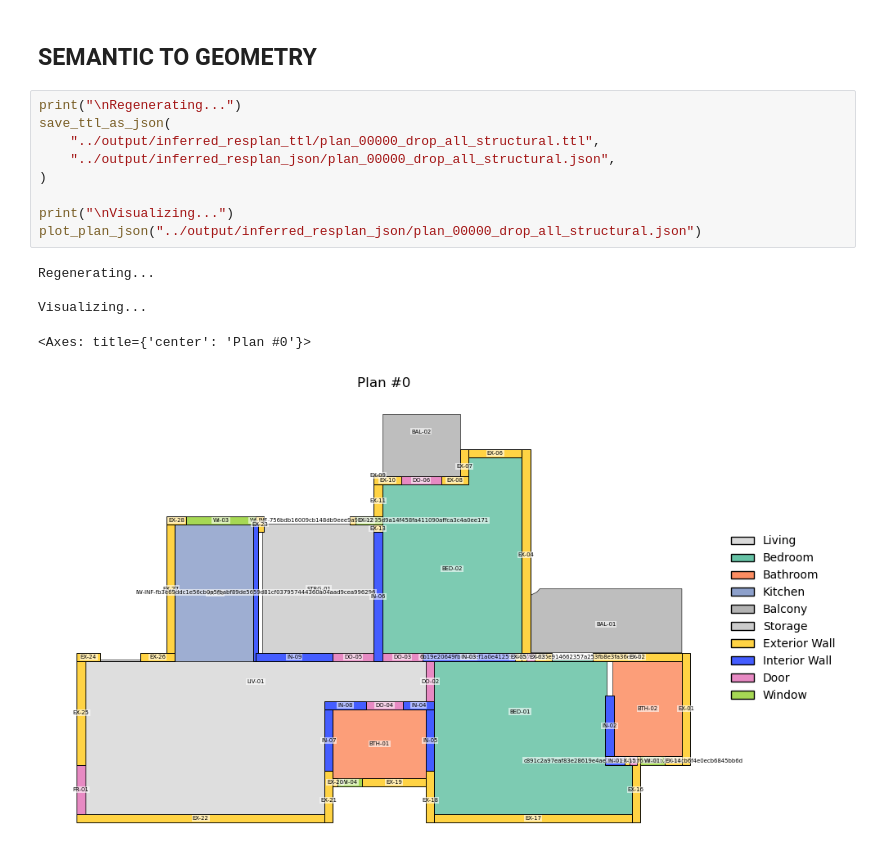
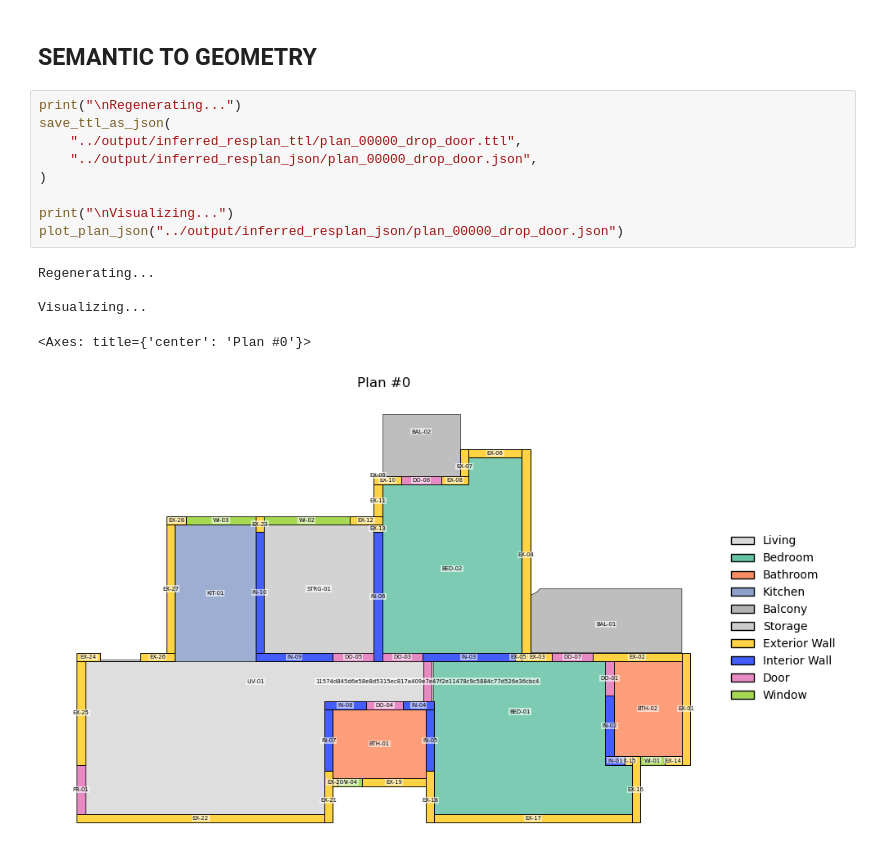
Before and after one commit to numanmuttaqi/Geometry-to-Ontology, a Jupyter notebook: Notebooks/4_All Structural.ipynb, the cells around one changed output. Cells and saved outputs as stored; diff of their text form.

```diff
--- a/Notebooks/4_All Structural.ipynb
+++ b/Notebooks/4_All Structural.ipynb
@@ -373,15 +353,15 @@ All adjacency rules satisfied.
 # %%
 print("\nRegenerating...")
 save_ttl_as_json(
-    "../output/inferred_resplan_ttl/plan_00000_drop_all_structural.ttl",
-    "../output/inferred_resplan_json/plan_00000_drop_all_structural.json",
+    "../output/inferred_resplan_ttl/plan_00000_drop_door.ttl",
+    "../output/inferred_resplan_json/plan_00000_drop_door.json",
 )
 
 print("\nVisualizing...")
-plot_plan_json("../output/inferred_resplan_json/plan_00000_drop_all_structural.json")
+plot_plan_json("../output/inferred_resplan_json/plan_00000_drop_door.json")
 # %% [output]
 Regenerating...
 
 Visualizing...
 <Axes: title={'center': 'Plan #0'}>
-[figure, old version]
+[figure, new version]
```
Also changed, not shown: parts of 4 cells of this notebook, 3 other files.
